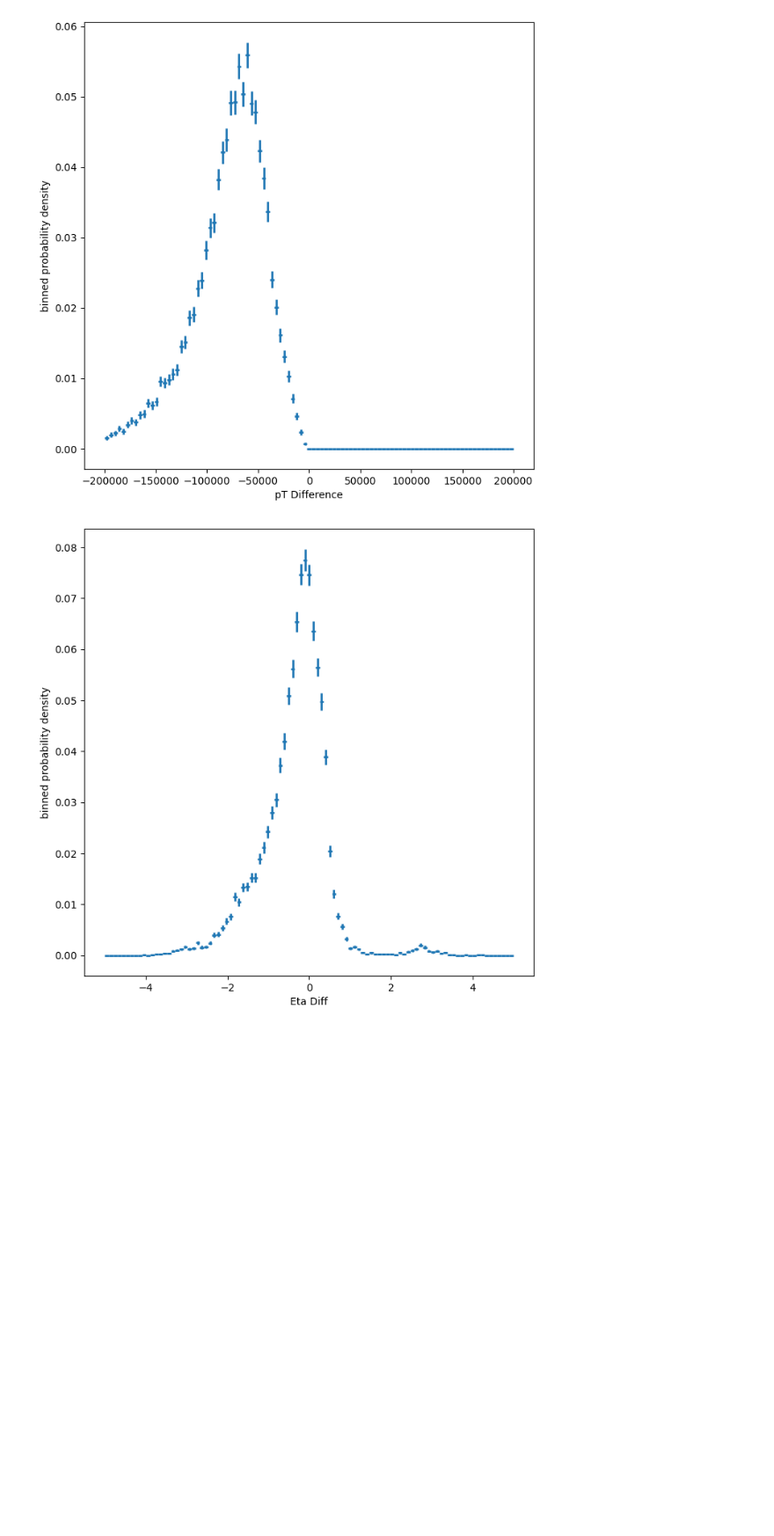
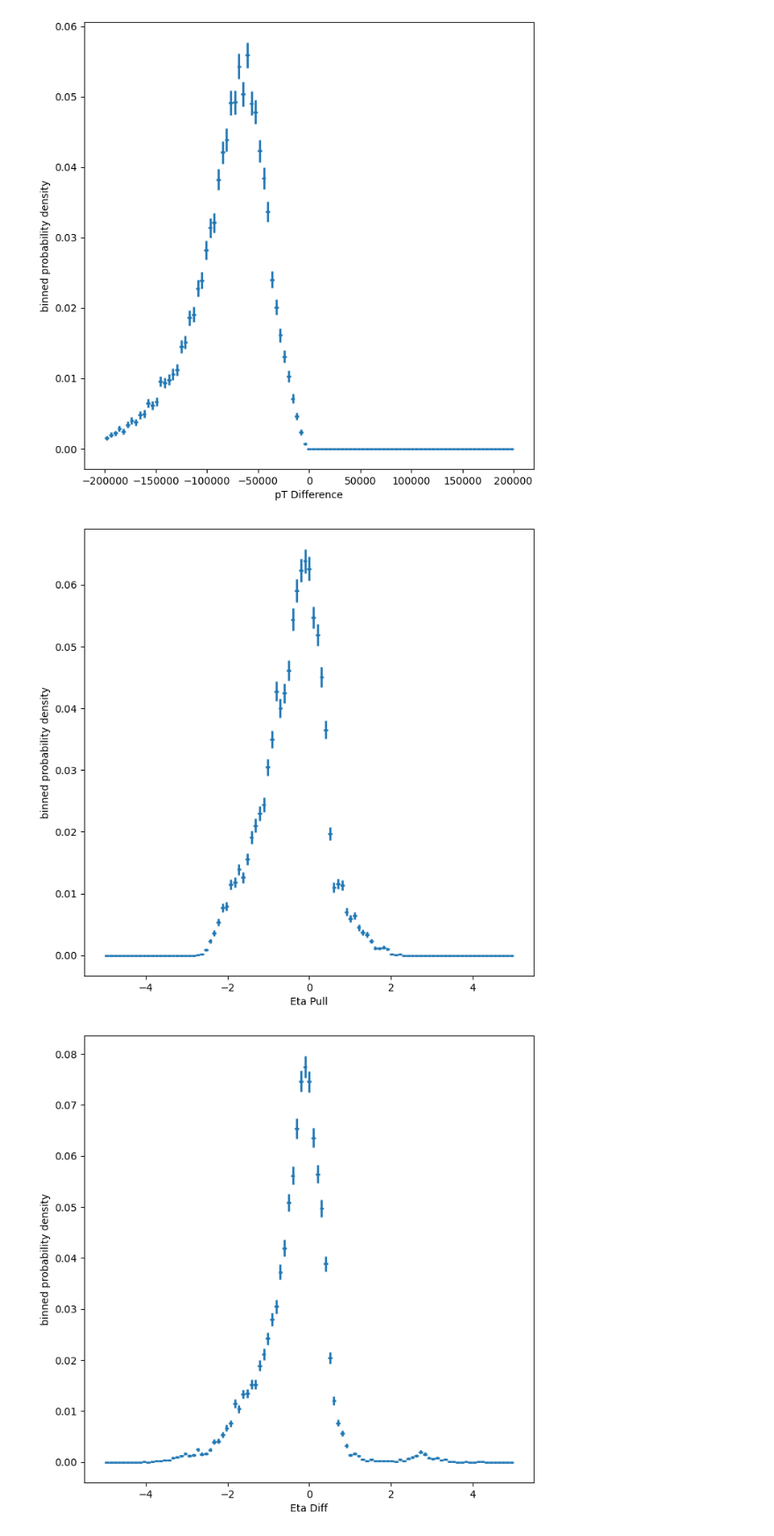
Before and after one commit to JJBarnes/JoshProject, a Jupyter notebook: hffrag.ipynb, the cells around one changed output. Shown: that part at 88% size. Cells and saved outputs as stored; diff of their text form; code cells hidden in the pictures; blank space fills up the shorter version.

```diff
--- a/hffrag.ipynb
+++ b/hffrag.ipynb
@@ -427,6 +427,17 @@ fig.savefig("pT Difference.png")
 fig
 # %% [output]
 [figure]
+# %%
+fig = \
+binneddensity \
+( scaledEtaDiff
+, fixedbinning(-5, 5, 100)
+, xlabel="Eta Pull"
+)
+fig.savefig("Eta Pull.png")
+fig
+# %% [output]
+[figure, added]
 # %%
 fig = \
 binneddensity \
```
Also changed, not shown: parts of 5 cells of this notebook.
